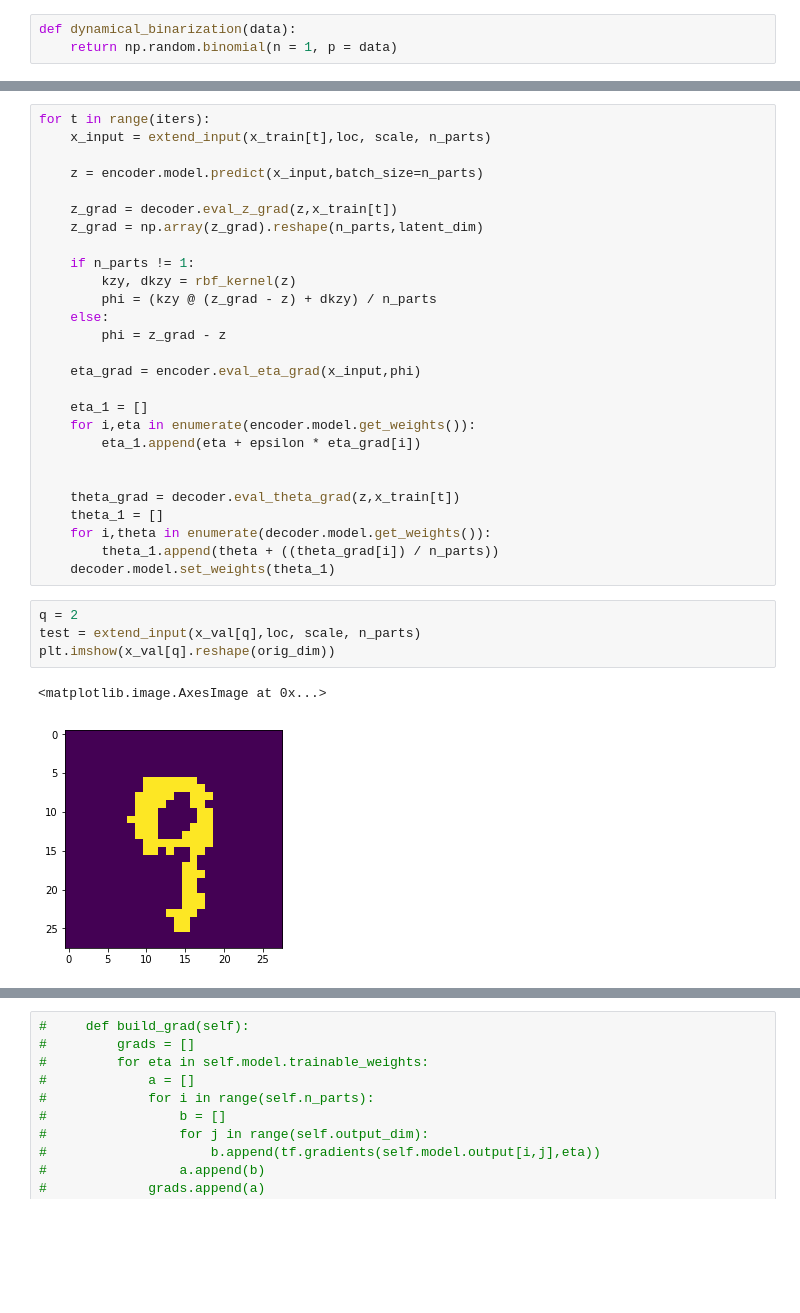
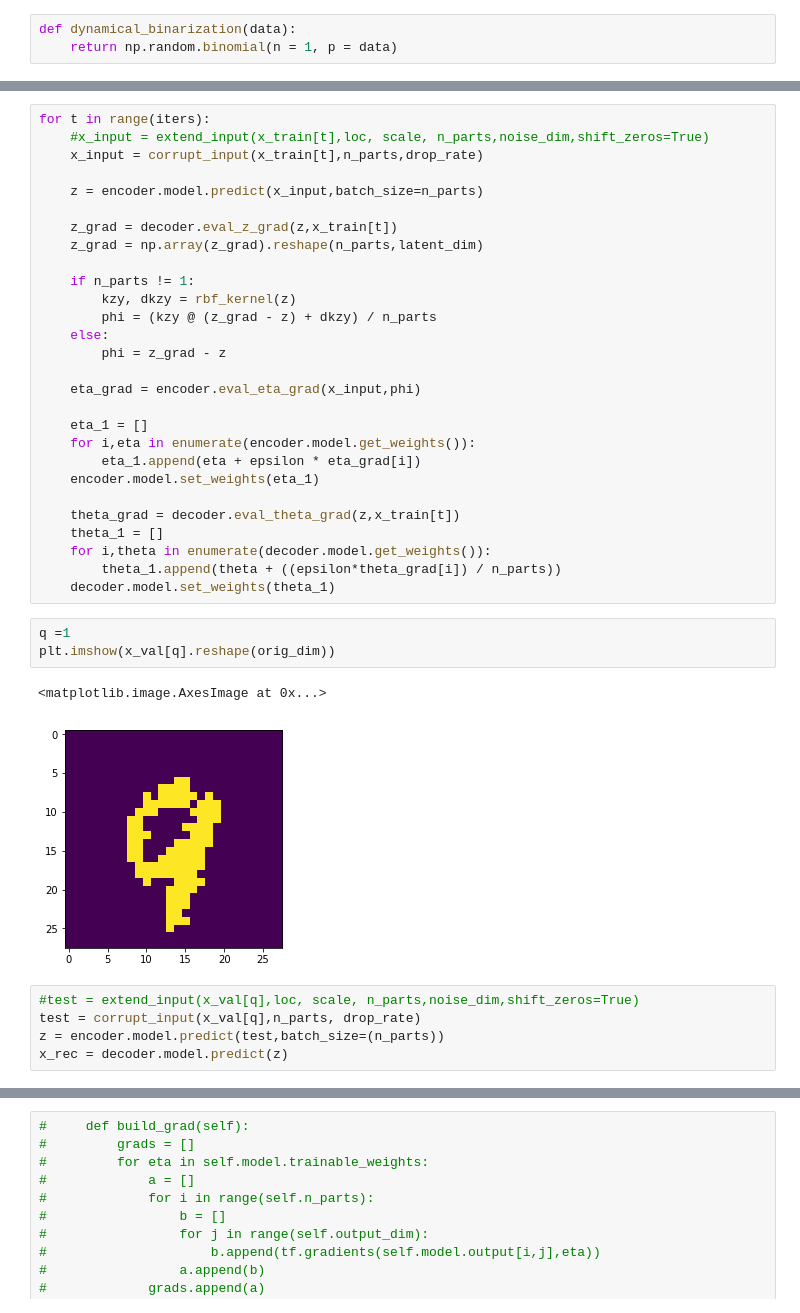
Before and after one commit to jthuemmel/svgd, a Jupyter notebook: stein_vae.ipynb, the cells around one changed output, grey strips where cells are left out. Cells and saved outputs as stored; diff of their text form; blank space fills up the shorter version.

```diff
--- a/stein_vae.ipynb
+++ b/stein_vae.ipynb
@@ -172,6 +198,7 @@ Tensor("Sum:0", shape=(784,), dtype=float32)
 # %%
 for t in range(iters):
-    x_input = extend_input(x_train[t],loc, scale, n_parts)
+    #x_input = extend_input(x_train[t],loc, scale, n_parts,noise_dim,shift_zeros=True)
+    x_input = corrupt_input(x_train[t],n_parts,drop_rate)
 
     z = encoder.model.predict(x_input,batch_size=n_parts)
 
@@ -189,17 +216,21 @@ for t in range(iters):
     eta_1 = []
     for i,eta in enumerate(encoder.model.get_weights()):
         eta_1.append(eta + epsilon * eta_grad[i])
-
+    encoder.model.set_weights(eta_1)
 
     theta_grad = decoder.eval_theta_grad(z,x_train[t])
     theta_1 = []
     for i,theta in enumerate(decoder.model.get_weights()):
-        theta_1.append(theta + ((theta_grad[i]) / n_parts))
+        theta_1.append(theta + ((epsilon*theta_grad[i]) / n_parts))
     decoder.model.set_weights(theta_1)
 # %%
-q = 2
-test = extend_input(x_val[q],loc, scale, n_parts)
+q =1
 plt.imshow(x_val[q].reshape(orig_dim))
 # %% [output]
 <matplotlib.image.AxesImage at 0x...>
-[figure, old version]
+[figure, new version]
+# %%
+#test = extend_input(x_val[q],loc, scale, n_parts,noise_dim,shift_zeros=True)
+test = corrupt_input(x_val[q],n_parts, drop_rate)
+z = encoder.model.predict(test,batch_size=(n_parts))
+x_rec = decoder.model.predict(z)
```
Also changed, not shown: parts of 35 cells of this notebook.
